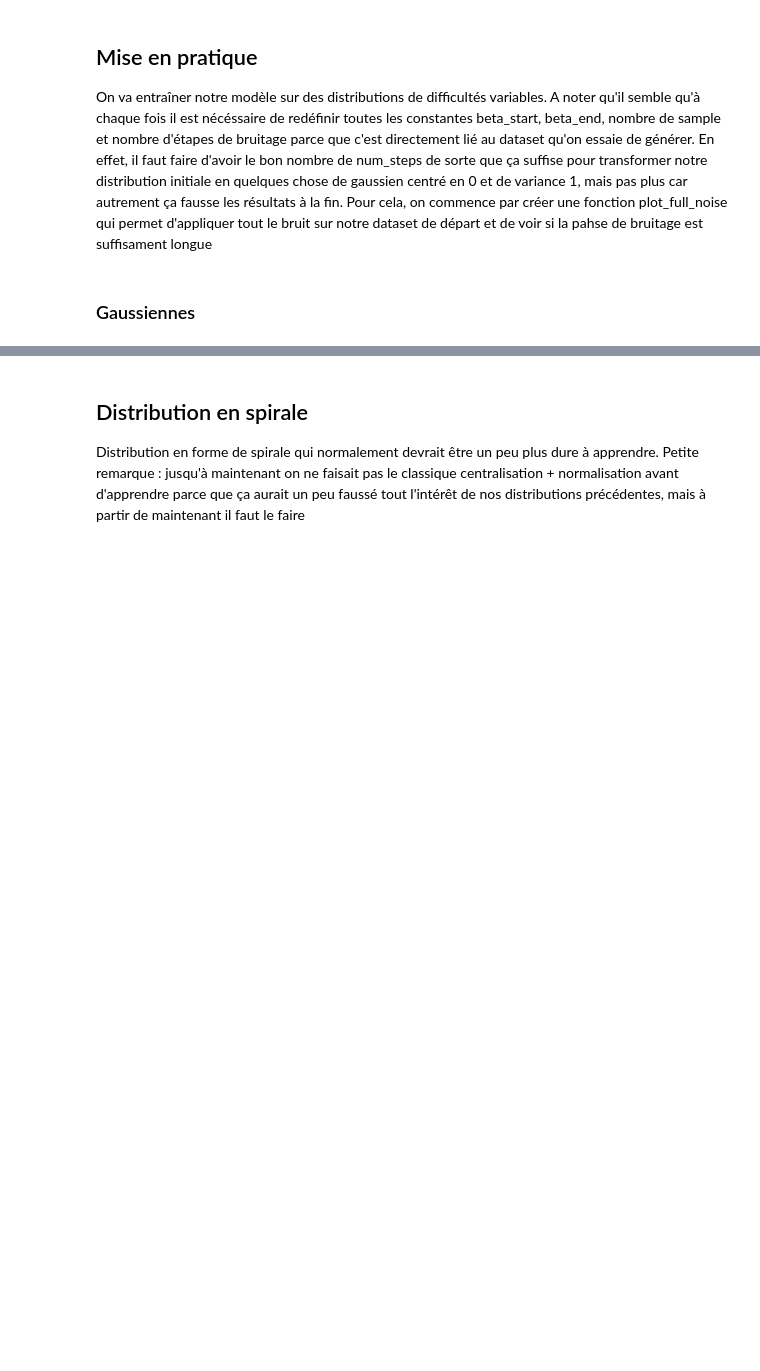
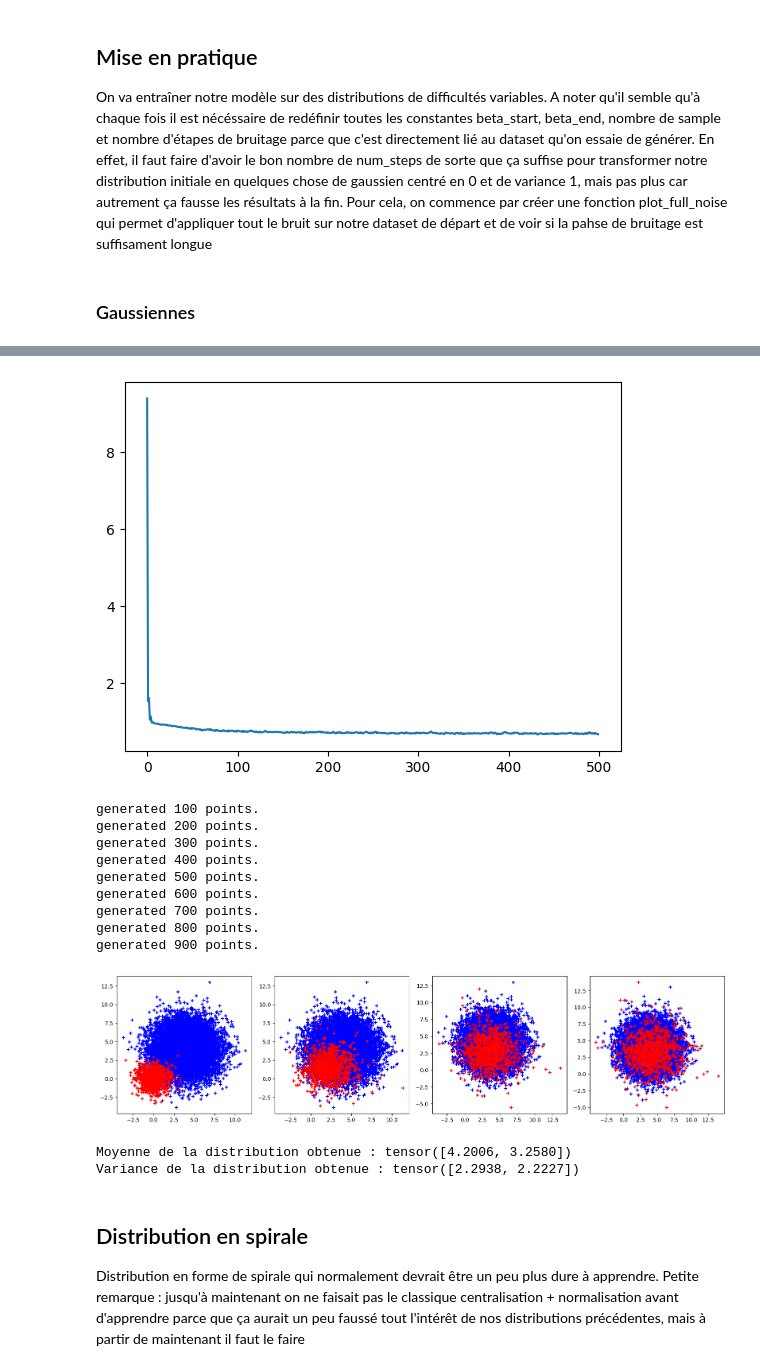
Before and after one commit to crdevio/DiffusionModel, a Jupyter notebook: basic_diffusion.ipynb, the cells around one changed output, grey strips where cells are left out. Drawn from its saved outputs; the diff is of its cells as text; code cells hidden in the pictures; blank space fills up the shorter version.

```diff
--- a/basic_diffusion.ipynb
+++ b/basic_diffusion.ipynb
@@ -145,13 +135,13 @@ def training_loop(model,dataloader,optim,num_ep,num_timesteps,device=device):
             timesteps = torch.randint(model.num_timesteps,(batch.shape[0],)).long().to(device)
             noisy = model.add_noise(batch, eps, timesteps) # xt
             noise_pred = model.reverse(noisy, timesteps) # on essaye de prédire le epsilon à partir des images floutées.
-            loss = F.mse_loss(noise_pred, noise)
+            loss = F.mse_loss(noise_pred, eps)
             optim.zero_grad()
             loss.backward()
             optim.step()
-            l+=loss.detach().item()
+            l += loss.detach().item()
             global_step += 1
-        losses.append(l/len(dataloader))
+        losses.append(l / len(dataloader))
 
     plt.plot(torch.arange(num_ep), losses)
     plt.show()
@@ -335,9 +281,0 @@ dataloader2 = DataLoader(dataset2, batch_size=batch_size, shuffle=True)
-# %%
-lr = 1e-3
-num_epochs = 100
-num_timesteps = 200
-network2 = Net(dim+1,dim)
-network2 = network.to(device)
-model2 = Diff(network2,num_timesteps,device = device)
-optimizer = torch.optim.Adam(network2.parameters(), lr=lr)
-training_loop(model2,dataloader2,optimizer,num_epochs,num_timesteps)
@@ -369,0 +282,5 @@ show_points(np.array(Y))
+# %%
+X = routine(network, model, dataset, dataloader, 500, num_timesteps, 1000, 4)
+print(f"Moyenne de la distribution obtenue : {torch.mean(X, axis=0)}")
+print(f"Variance de la distribution obtenue : {torch.std(X, axis=0)}")
+# %% [output]
@@ -370,3 +304,16 @@ show_points(np.array(Y))
+[figure, added]
+generated 100 points.
+generated 200 points.
+generated 300 points.
+generated 400 points.
+generated 500 points.
+generated 600 points.
+generated 700 points.
+generated 800 points.
+generated 900 points.
+[figure, added]
+Moyenne de la distribution obtenue : tensor([4.2006, 3.2580])
+Variance de la distribution obtenue : tensor([2.2938, 2.2227])
 # %% [markdown]
 <h2>Distribution en spirale</h2>
 <p>Distribution en forme de spirale qui normalement devrait être un peu plus dure à apprendre. Petite remarque : jusqu'à maintenant on ne faisait pas le classique centralisation + normalisation avant d'apprendre parce que ça aurait un peu faussé tout l'intérêt de nos distributions précédentes, mais à partir de maintenant il faut le faire</p>
```
Also changed, not shown: parts of 21 cells of this notebook.
